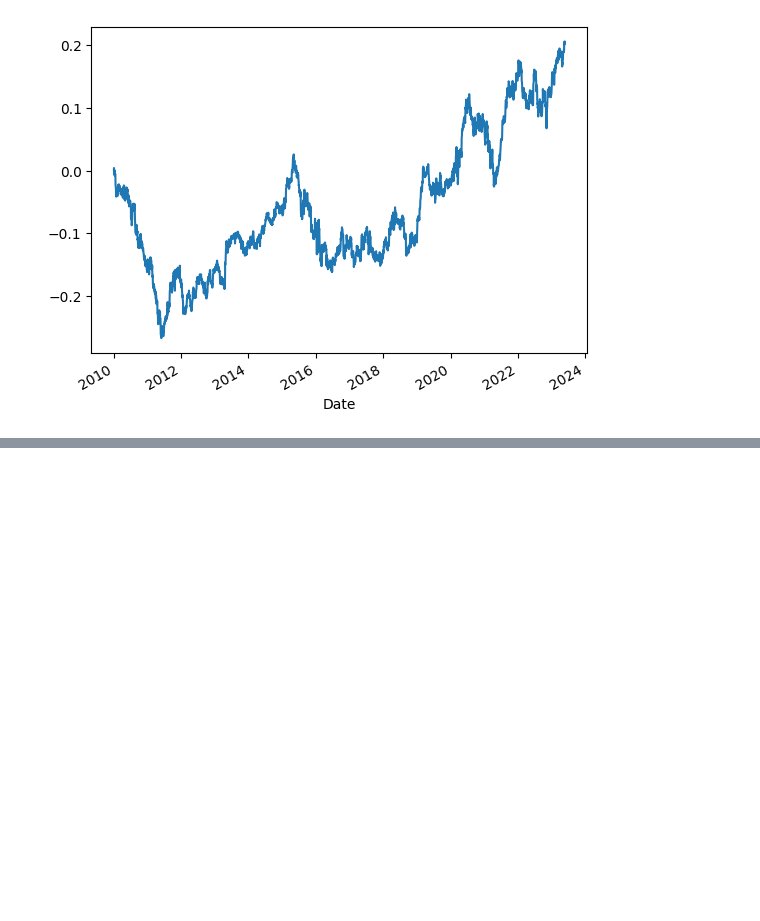
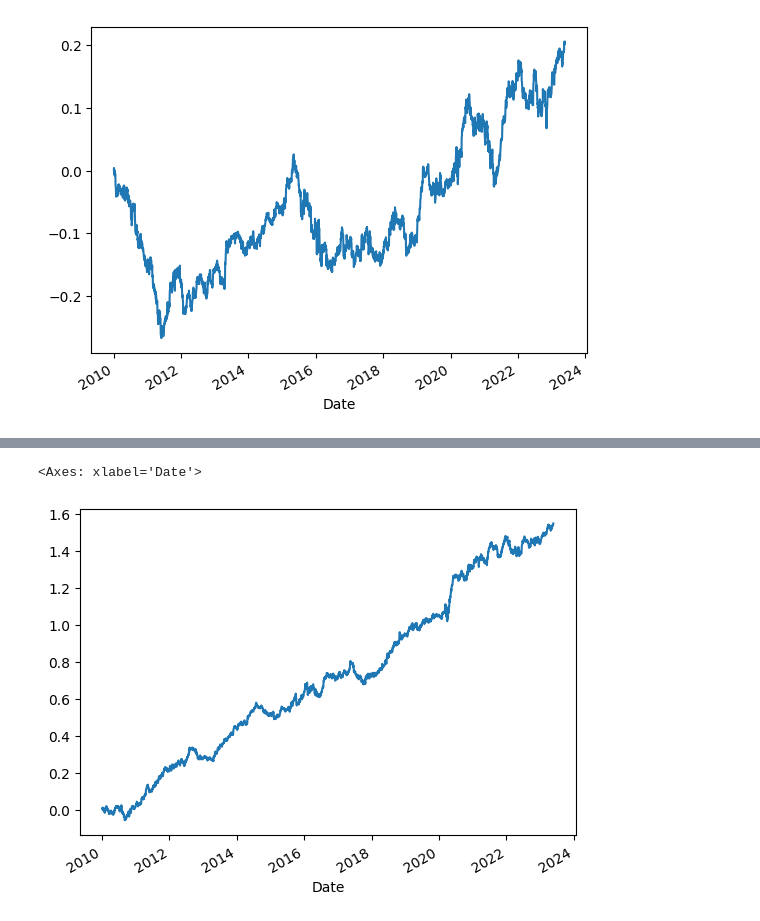
Before and after one commit to eldor-fozilov/FracLSTM-Portfolio, a Jupyter notebook: model_building.ipynb, the cells around one changed output, grey strips where cells are left out. Saved outputs shown, nothing was run; the diff lists cells and outputs as text; code cells hidden in the pictures; blank space fills up the shorter version.

```diff
--- a/model_building.ipynb
+++ b/model_building.ipynb
@@ -360,0 +413,6 @@ long_short_returns.cumsum().plot()
+# %%
+long_short_returns_benchmark = portfolio_returns_hist_ret['High'] - portfolio_returns_hist_ret['Low']
+long_short_returns_benchmark.cumsum().plot()
+# %% [output]
+<Axes: xlabel='Date'>
+[figure, added]
```
Also changed, not shown: parts of 6 cells of this notebook.
